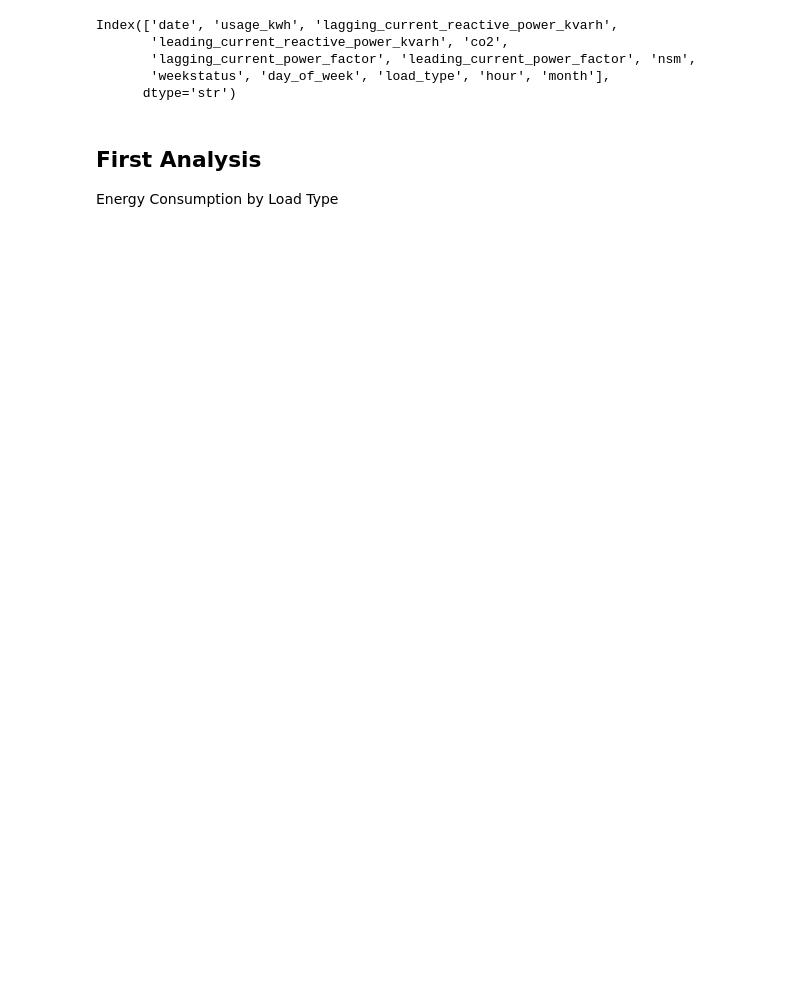
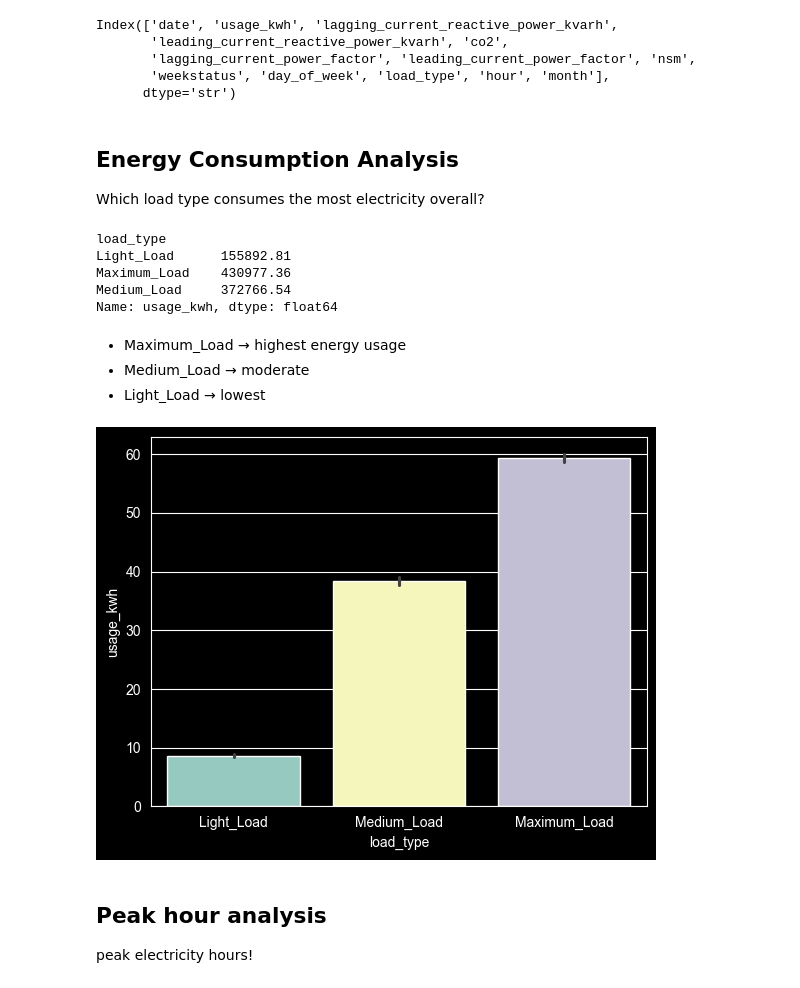
Before and after one commit to kaymansrinivasan/Steel-Industry-Energy-Consumption, a Jupyter notebook: notebook/book.ipynb, the cells around one changed output. Drawn from its saved outputs; the diff is of its cells as text; code cells hidden in the pictures; blank space fills up the shorter version.

Commit message:
Changes has made with some crusial analysis!

```diff
--- a/notebook/book.ipynb
+++ b/notebook/book.ipynb
@@ -7,6 +7,7 @@ import pandas as pd
 import seaborn as sns
 import matplotlib.pyplot as plt
 import numpy as np
+from matplotlib.pyplot import figure
 from sqlalchemy import create_engine
 
 
@@ -15,9 +16,9 @@ engine = create_engine(
 )
 #@ = %40
 
-query = """SELECT * FROM steel_energy"""
+query1 = """SELECT * FROM steel_energy"""
 
-df = pd.read_sql(query, engine)
+df = pd.read_sql(query1, engine)
 df
 # %% [output]
 |  | date | usage_kwh | lagging_current_reactive_power_kvarh | leading_current_reactive_power_kvarh | co2 | lagging_current_power_factor | ... |
@@ -47,5 +64,26 @@ Index(['date', 'usage_kwh', 'lagging_current_reactive_power_kvarh',
        'weekstatus', 'day_of_week', 'load_type', 'hour', 'month'],
       dtype='str')
 # %% [markdown]
-## First Analysis
-Energy Consumption by Load Type
+## Energy Consumption Analysis
+Which load type consumes the most electricity overall?
+# %%
+energy_by_load = df.groupby('load_type')["usage_kwh"].sum()
+energy_by_load
+# %% [output]
+load_type
+Light_Load      155892.81
+Maximum_Load    430977.36
+Medium_Load     372766.54
+Name: usage_kwh, dtype: float64
+# %% [markdown]
+- Maximum_Load → highest energy usage
+- Medium_Load → moderate
+- Light_Load → lowest
+# %%
+sns.barplot(x="load_type", y="usage_kwh", data=df, hue="load_type")
+plt.show()
+# %% [output]
+[figure, added]
+# %% [markdown]
+## Peak hour analysis
+peak electricity hours!
```
Also changed, not shown: parts of 13 cells of this notebook.
